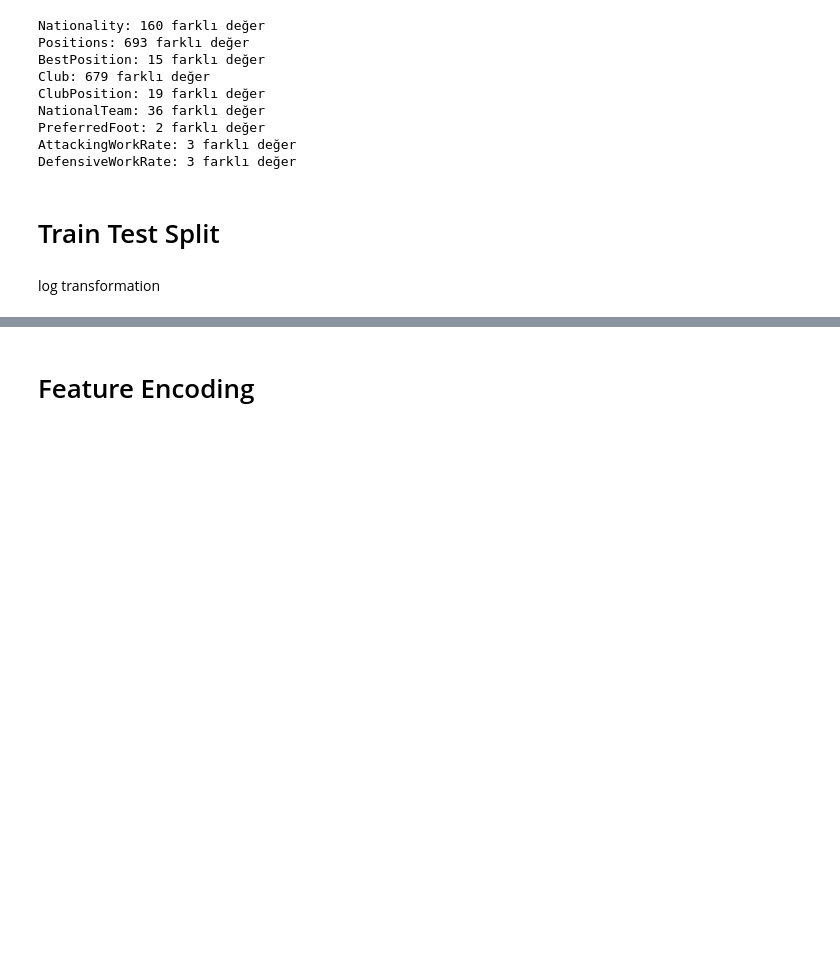
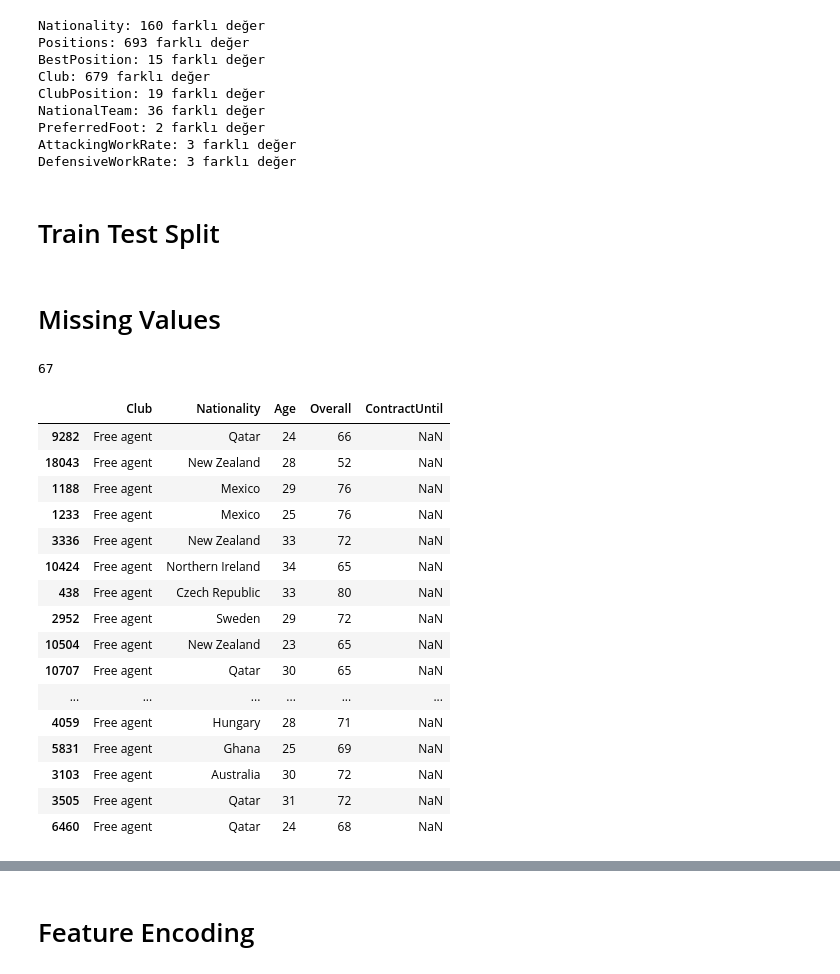
Before and after one commit to burakltnds/fifa23_futbolcu_piyasa_deger_tahmini, a Jupyter notebook: futbolcu_piyasa_deger_tahmini.ipynb, the cells around one changed output, grey strips where cells are left out. Saved outputs shown, nothing was run; the diff lists cells and outputs as text; code cells hidden in the pictures; blank space fills up the shorter version.

```diff
--- a/futbolcu_piyasa_deger_tahmini.ipynb
+++ b/futbolcu_piyasa_deger_tahmini.ipynb
@@ -209,5 +209,30 @@ X = df.drop("ValueEUR",axis = 1)
 y = np.log1p(df["ValueEUR"])
 
 X_train , X_test , y_train , y_test = train_test_split(X , y , test_size = 0.3 ,random_state=42)
-# %% [markdown]
-log transformation
+# %% [markdown]
+# Missing Values
+# %%
+contract_missing = X_train[X_train["ContractUntil"].isnull()]
+
+print(len(contract_missing))
+
+contract_missing[["Club", "Nationality", "Age" , "Overall","ContractUntil"]].head(50)
+# %% [output]
+67
+|  | Club | Nationality | Age | Overall | ContractUntil |
+| 9282 | Free agent | Qatar | 24 | 66 | NaN |
+| 18043 | Free agent | New Zealand | 28 | 52 | NaN |
+| 1188 | Free agent | Mexico | 29 | 76 | NaN |
+| 1233 | Free agent | Mexico | 25 | 76 | NaN |
+| 3336 | Free agent | New Zealand | 33 | 72 | NaN |
+| 10424 | Free agent | Northern Ireland | 34 | 65 | NaN |
+| 438 | Free agent | Czech Republic | 33 | 80 | NaN |
+| 2952 | Free agent | Sweden | 29 | 72 | NaN |
+| 10504 | Free agent | New Zealand | 23 | 65 | NaN |
+| 10707 | Free agent | Qatar | 30 | 65 | NaN |
+| ... | ... | ... | ... | ... | ... |
+| 4059 | Free agent | Hungary | 28 | 71 | NaN |
+| 5831 | Free agent | Ghana | 25 | 69 | NaN |
+| 3103 | Free agent | Australia | 30 | 72 | NaN |
+| 3505 | Free agent | Qatar | 31 | 72 | NaN |
+| 6460 | Free agent | Qatar | 24 | 68 | NaN |
```
Also changed, not shown: parts of 21 cells of this notebook.
